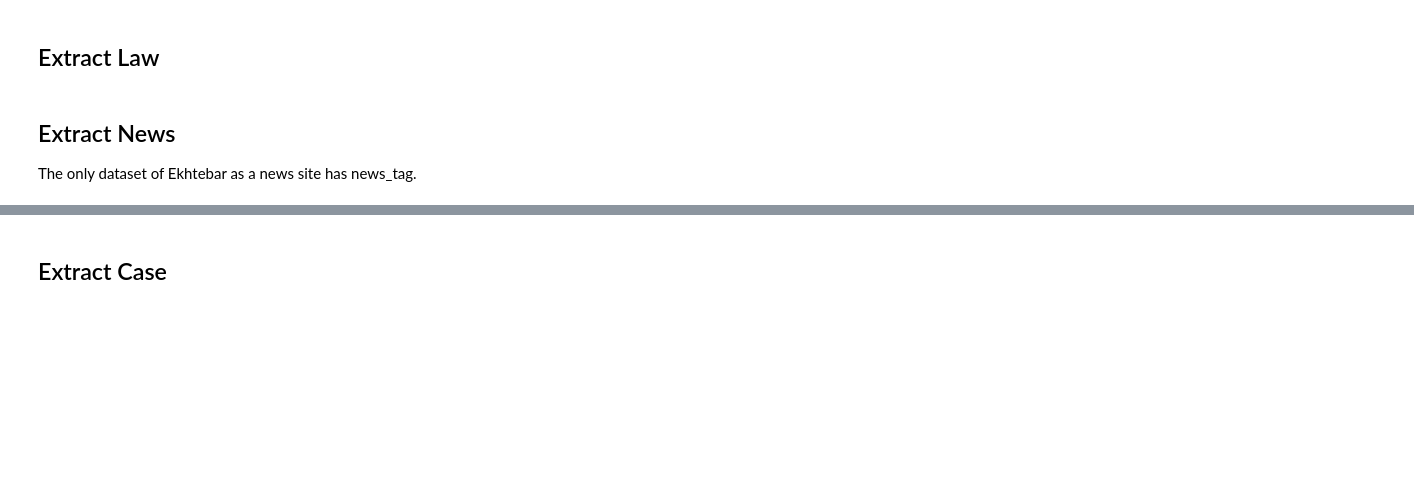
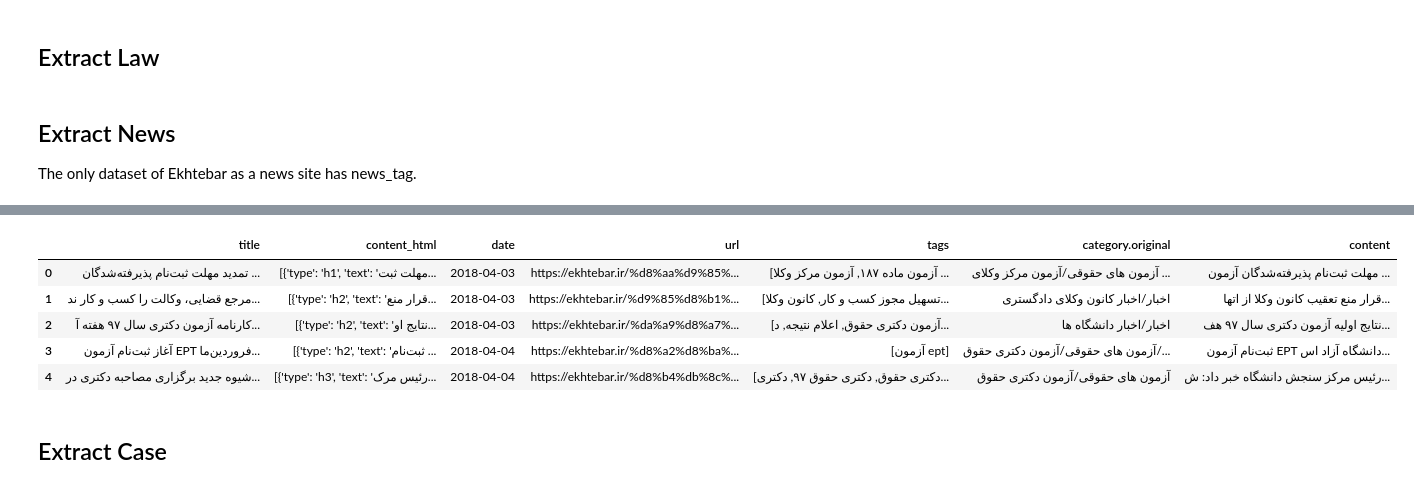
Before and after one commit to HamedJahantigh-git/legal_chatbot, a Jupyter notebook: dataset/dataset_preprocess.ipynb, the cells around one changed output, grey strips where cells are left out. Cells and saved outputs as stored; diff of their text form; code cells hidden in the pictures; blank space fills up the shorter version.

```diff
--- a/dataset/dataset_preprocess.ipynb
+++ b/dataset/dataset_preprocess.ipynb
@@ -44,2 +27,13 @@ ek_news.head()
+# %%
+ek_news = pre_proccesor.ekhtebar_news(ekhtebar_df)
+ek_news.to_csv("../resource/news/nesw.csv", index=False)
+ek_news.head()
+# %% [output]
+|  | title | content_html | date | url | tags | category.original | content |
+| 0 | تمدید مهلت ثبت‌نام پذیرفته‌شدگان ... | [{'type': 'h1', 'text': 'مهلت ثبت... | 2018-04-03 | https://ekhtebar.ir/%d8%aa%d9%85%... | [آزمون ماده ۱۸۷, آزمون مرکز وکلا ... | آزمون های حقوقی/آزمون مرکز وکلای ... | مهلت ثبت‌نام پذیرفته‌شدگان آزمون ... |
+| 1 | مرجع قضایی، وکالت را کسب و کار ند... | [{'type': 'h2', 'text': 'قرار منع... | 2018-04-03 | https://ekhtebar.ir/%d9%85%d8%b1%... | [تسهیل مجوز کسب و کار, کانون وکلا... | اخبار/اخبار کانون وکلای دادگستری | قرار منع تعقیب کانون وکلا از اتها... |
+| 2 | کارنامه آزمون دکتری سال ۹۷ هفته آ... | [{'type': 'h2', 'text': 'نتایج او... | 2018-04-03 | https://ekhtebar.ir/%da%a9%d8%a7%... | [آزمون دکتری حقوق, اعلام نتیجه, د... | اخبار/اخبار دانشگاه ها | نتایج اولیه آزمون دکتری سال ۹۷ هف... |
+| 3 | آغاز ثبت‌نام آزمون EPT فروردین‌ما... | [{'type': 'h2', 'text': 'ثبت‌نام ... | 2018-04-04 | https://ekhtebar.ir/%d8%a2%d8%ba%... | [آزمون ept] | آزمون های حقوقی/آزمون دکتری حقوق/... | ثبت‌نام آزمون EPT دانشگاه آزاد اس... |
+| 4 | شیوه جدید برگزاری مصاحبه دکتری در... | [{'type': 'h3', 'text': 'رئیس مرک... | 2018-04-04 | https://ekhtebar.ir/%d8%b4%db%8c%... | [دکتری حقوق, دکتری حقوق ۹۷, دکتری... | آزمون های حقوقی/آزمون دکتری حقوق | رئیس مرکز سنجش دانشگاه خبر داد: ش... |
 # %% [markdown]
 ## Extract Case
```
Also changed, not shown: parts of 6 cells of this notebook, 24 other files.
